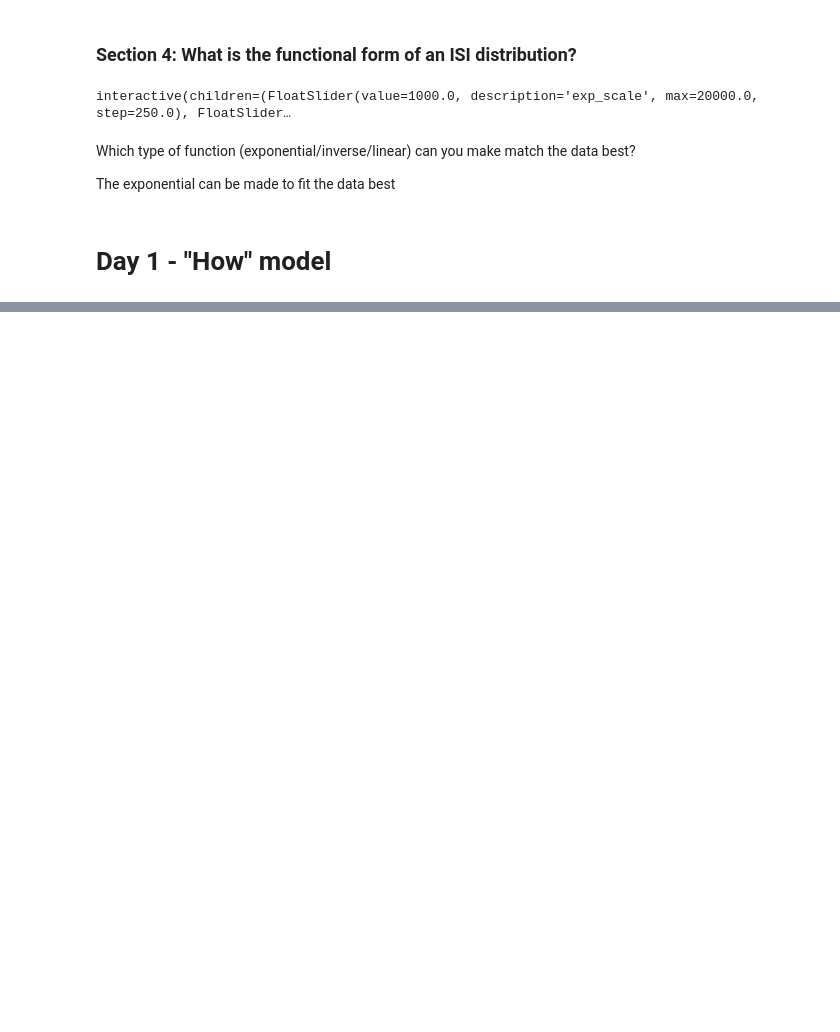
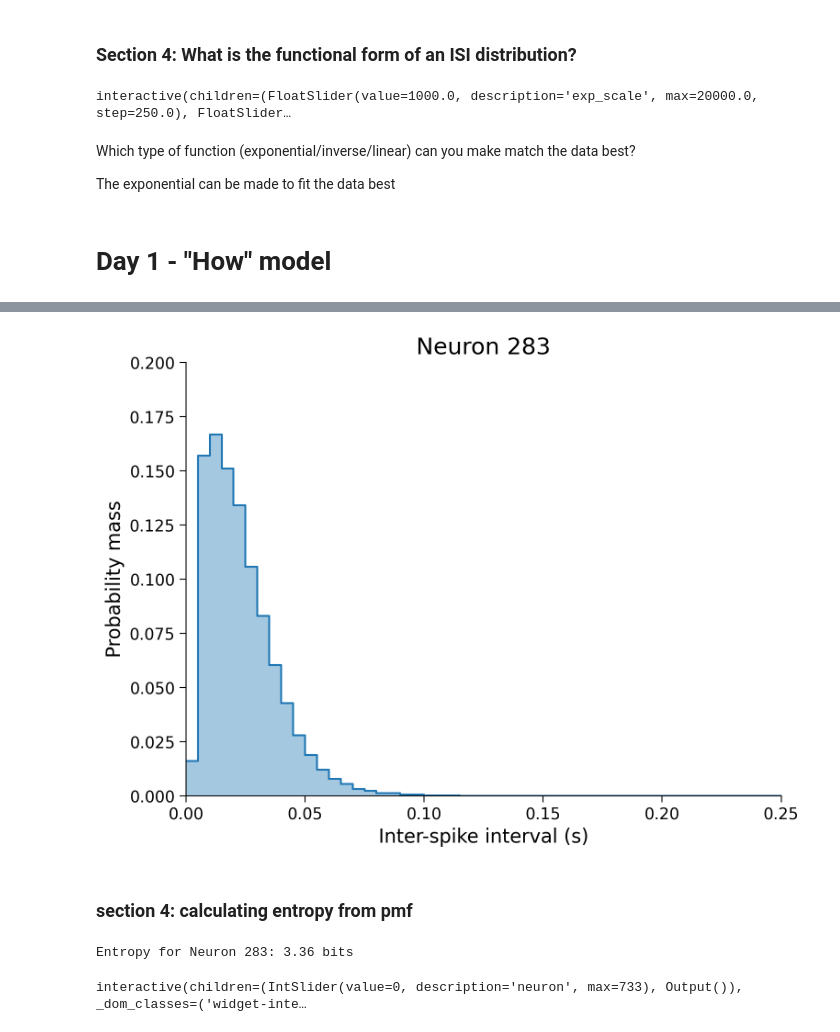
Before and after one commit to gforesman/comp_neuro_course, a Jupyter notebook: W1_tutorials.ipynb, the cells around one changed output, grey strips where cells are left out. Drawn from its saved outputs; the diff is of its cells as text; code cells hidden in the pictures; blank space fills up the shorter version.

```diff
--- a/W1_tutorials.ipynb
+++ b/W1_tutorials.ipynb
@@ -398,0 +819,65 @@ The exponential can be made to fit the data best
+# %%
+def pmf_from_counts(counts):
+  """Given counts, normalize by the total to estimate probabilities."""
+  ###########################################################################
+  # Exercise: Compute the PMF. Remove the next line to test your function
+  #raise NotImplementedError("Student exercise: compute the PMF from ISI counts")
+  ###########################################################################
+
+  pmf = counts / np.sum(counts)
+
+  return pmf
+
+
+# Get neuron index
+neuron_idx = 283
+
+# Get counts of ISIs from Steinmetz data
+isi = np.diff(steinmetz_spikes[neuron_idx])
+bins = np.linspace(*isi_range, n_bins + 1)
+counts, _ = np.histogram(isi, bins)
+
+# Compute pmf
+pmf = pmf_from_counts(counts)
+
+# Visualize
+plot_pmf(pmf, isi_range)
+# %% [output]
+[figure, added]
+# %% [markdown]
+### section 4: calculating entropy from pmf
+# %%
+print(f"Entropy for Neuron {neuron_idx}: {entropy(pmf):.2f} bits")
+# %% [output]
+Entropy for Neuron 283: 3.36 bits
+# %%
+# @markdown **Run the cell** to enable the sliders.
+
+def _pmf_from_counts(counts):
+  """Given counts, normalize by the total to estimate probabilities."""
+  pmf = counts / np.sum(counts)
+  return pmf
+
+
+def _entropy(pmf):
+  """Given a discrete distribution, return the Shannon entropy in bits."""
+  # remove non-zero entries to avoid an error from log2(0)
+  pmf = pmf[pmf > 0]
+  h = -np.sum(pmf * np.log2(pmf))
+  # absolute value applied to avoid getting a -0 result
+  return np.abs(h)
+
+
+@widgets.interact(neuron=widgets.IntSlider(0, min=0, max=(len(steinmetz_spikes)-1)))
+def steinmetz_pmf(neuron):
+  """ Given a neuron from the Steinmetz data, compute its PMF and entropy """
+  isi = np.diff(steinmetz_spikes[neuron])
+  bins = np.linspace(*isi_range, n_bins + 1)
+  counts, _ = np.histogram(isi, bins)
+  pmf = _pmf_from_counts(counts)
+
+  plot_pmf(pmf, isi_range)
+  plt.title(f"Neuron {neuron}: H = {_entropy(pmf):.2f} bits")
+  plt.show()
+# %% [output]
+interactive(children=(IntSlider(value=0, description='neuron', max=733), Output()), _dom_classes=('widget-inte…
```
Also changed, not shown: parts of 22 cells of this notebook.
